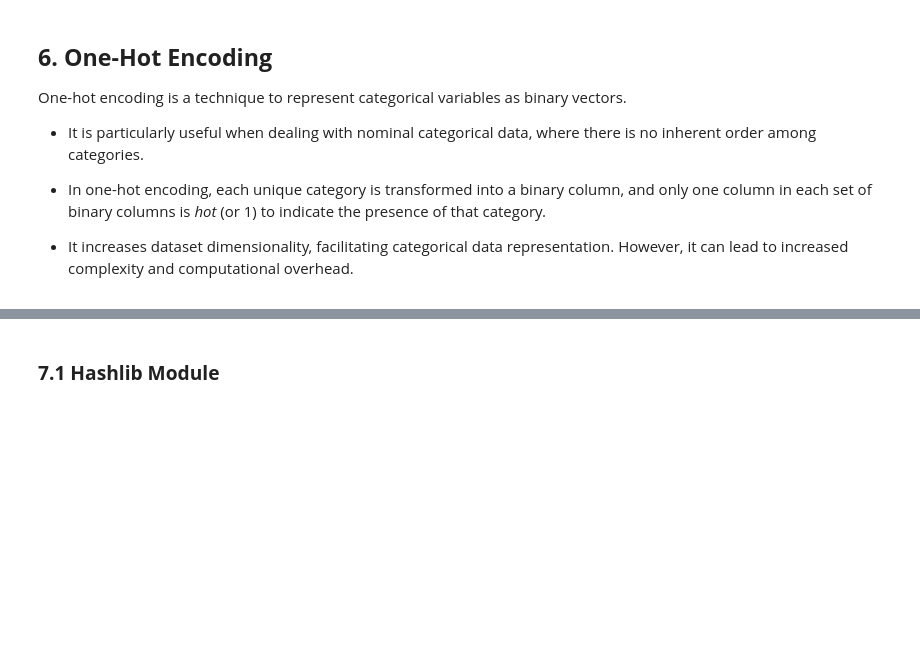
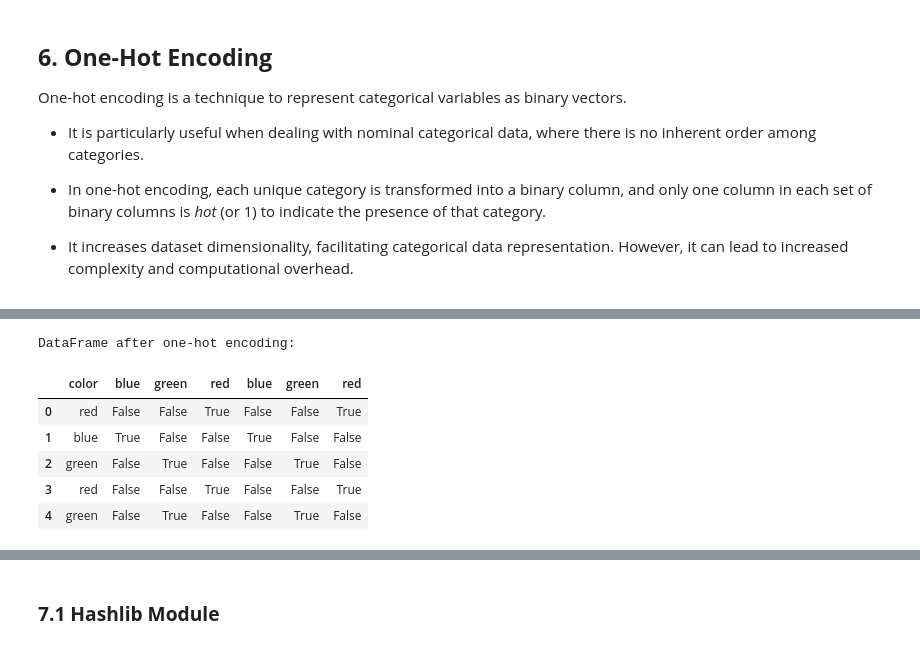
Before and after one commit to opendroid/learn-python, a Jupyter notebook: numpy/feature_engineering.ipynb, the cells around one changed output, grey strips where cells are left out. Drawn from its saved outputs; the diff is of its cells as text; code cells hidden in the pictures; blank space fills up the shorter version.

```diff
--- a/numpy/feature_engineering.ipynb
+++ b/numpy/feature_engineering.ipynb
@@ -289,7 +337,15 @@ df3
 # %%
 # Apply one-hot encoding
-df_encoded = #CODE HERE
-
+df_encoded = pd.get_dummies(df3['color'])
+df3 = pd.concat([df3, df_encoded], axis=1) # Can drop_first=True to avoid multicollinearity
 # After one-hot encoding
 print("\nDataFrame after one-hot encoding:")
-df_encoded
+df3
+# %% [output]
+DataFrame after one-hot encoding:
+|  | color | blue | green | red | blue | green | red |
+| 0 | red | False | False | True | False | False | True |
+| 1 | blue | True | False | False | True | False | False |
+| 2 | green | False | True | False | False | True | False |
+| 3 | red | False | False | True | False | False | True |
+| 4 | green | False | True | False | False | True | False |
```
Also changed, not shown: parts of 39 cells of this notebook, 2 other files.
